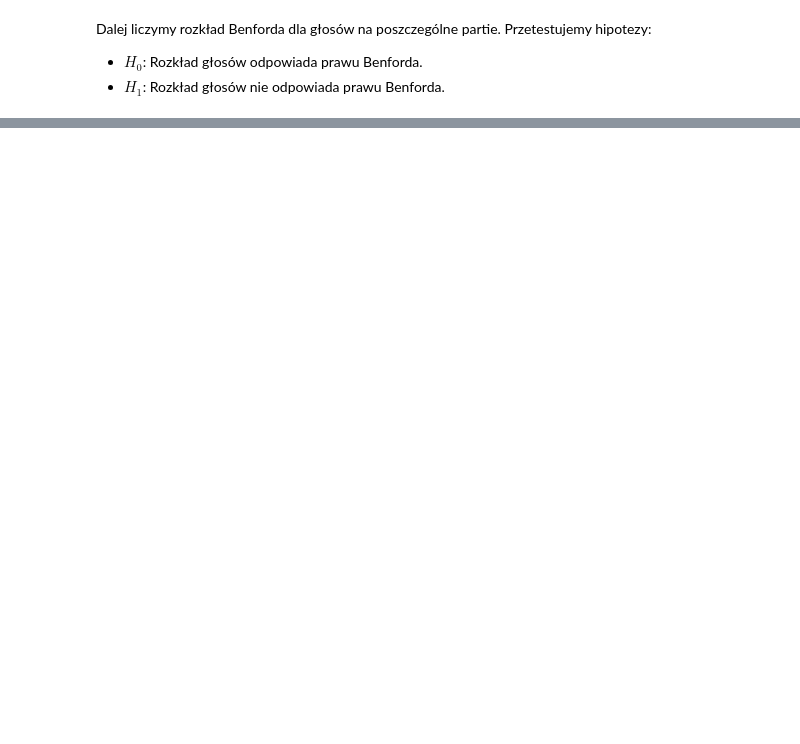
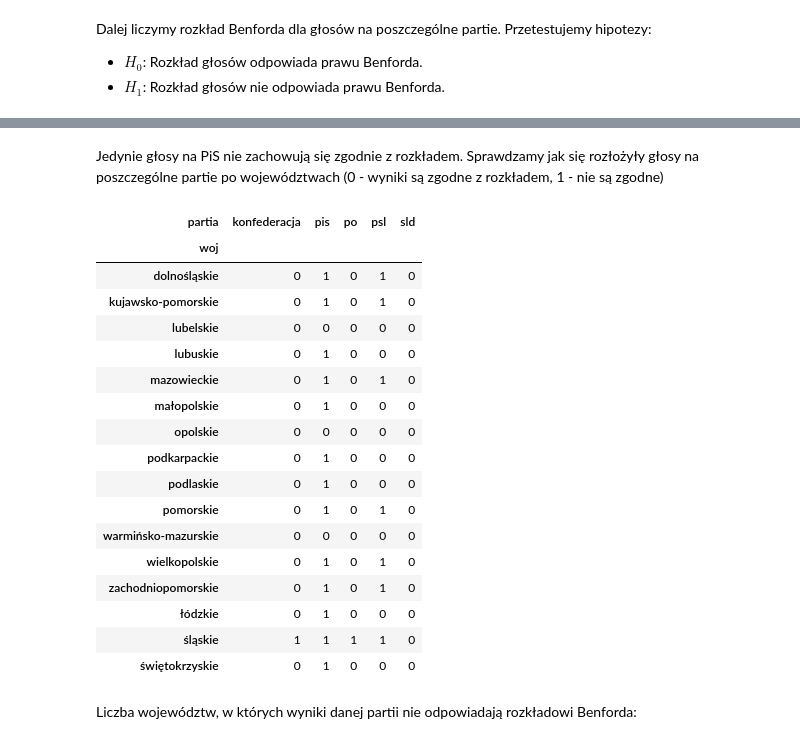
Before and after one commit to pattom72/DS, a Jupyter notebook: wybory.ipynb, the cells around one changed output, grey strips where cells are left out. Drawn from its saved outputs; the diff is of its cells as text; code cells hidden in the pictures; blank space fills up the shorter version.

```diff
--- a/wybory.ipynb
+++ b/wybory.ipynb
@@ -87,25 +90,28 @@ Dalej liczymy rozkład Benforda dla głosów na poszczególne partie. Przetestuj
 - $H_1$: Rozkład głosów nie odpowiada prawu Benforda.
 # %%
 #funkcja obliczająca rozkład danych, robiąca test chi kwadrat i interpretująca wynik
-def benford(col):
+def benford(d, col):
 
-    print(col)
+    #print(col)
 
     #zliczam liczności pierwszych cyfr i dzielę przez łączną liczbę
     ben = d[col].apply(lambda x: str(x)[0]).value_counts().sort_index()/d[col].count()
 
     #test chi kwadrat
-    s, p = chisquare(ben[1:].values*100, f_exp=BENFORD)
+    if(len(ben)==10):
+        s, p = chisquare(ben[1:].values*100, f_exp=BENFORD)
+    else:
+        s, p = chisquare(ben.values*100, f_exp=BENFORD)
 
-    prob = 0.99
+    prob = 0.95
 
     # interpetacja p
     alpha = 1.0 - prob
 
     if p <= alpha:
-        print('Odrzucamy H0, czyli rozkład NIE odpowiada prawu Benforda!')
+        return[col, 'Odrzucamy H0, czyli rozkład NIE odpowiada rozkładowi Benforda!', 1]
     else:
-        print('Nie udaje się odrzucić H0, czyli liczba głosów odpowiada prawu Benforda')
+        return[col, 'Nie udaje się odrzucić H0, czyli liczba głosów odpowiada rozkładowi Benforda', 0]
 # %%
 #testuję i rysuję wykresy dla poszczególnych partii
 f = plt.figure(figsize=(10,10))
@@ -144 +136,33 @@ Nie udaje się odrzucić H0, czyli liczba głosów odpowiada prawu Benforda
 [figure]
+# %% [markdown]
+Jedynie głosy na PiS nie zachowują się zgodnie z rozkładem. Sprawdzamy jak się rozłożyły głosy na poszczególne partie po województwach (0 - wyniki są zgodne z rozkładem, 1 - nie są zgodne)
+# %%
+w=[]
+for partia in d.columns[-5:]:
+    for woj in d['Województwo'].unique():
+        w.append({'partia': partia,
+                  'woj': woj,
+                  'rozkl': benford(d[d['Województwo']==woj], partia)[2]})
+w = pd.DataFrame(w).pivot(index='woj', columns='partia',values='rozkl')
+w
+# %% [output]
+| partia | konfederacja | pis | po | psl | sld |
+| woj |  |  |  |  |  |
+| dolnośląskie | 0 | 1 | 0 | 1 | 0 |
+| kujawsko-pomorskie | 0 | 1 | 0 | 1 | 0 |
+| lubelskie | 0 | 0 | 0 | 0 | 0 |
+| lubuskie | 0 | 1 | 0 | 0 | 0 |
+| mazowieckie | 0 | 1 | 0 | 1 | 0 |
+| małopolskie | 0 | 1 | 0 | 0 | 0 |
+| opolskie | 0 | 0 | 0 | 0 | 0 |
+| podkarpackie | 0 | 1 | 0 | 0 | 0 |
+| podlaskie | 0 | 1 | 0 | 0 | 0 |
+| pomorskie | 0 | 1 | 0 | 1 | 0 |
+| warmińsko-mazurskie | 0 | 0 | 0 | 0 | 0 |
+| wielkopolskie | 0 | 1 | 0 | 1 | 0 |
+| zachodniopomorskie | 0 | 1 | 0 | 1 | 0 |
+| łódzkie | 0 | 1 | 0 | 0 | 0 |
+| śląskie | 1 | 1 | 1 | 1 | 0 |
+| świętokrzyskie | 0 | 1 | 0 | 0 | 0 |
+# %% [markdown]
+Liczba województw, w których wyniki danej partii nie odpowiadają rozkładowi Benforda:
```
Also changed, not shown: parts of 10 cells of this notebook.
